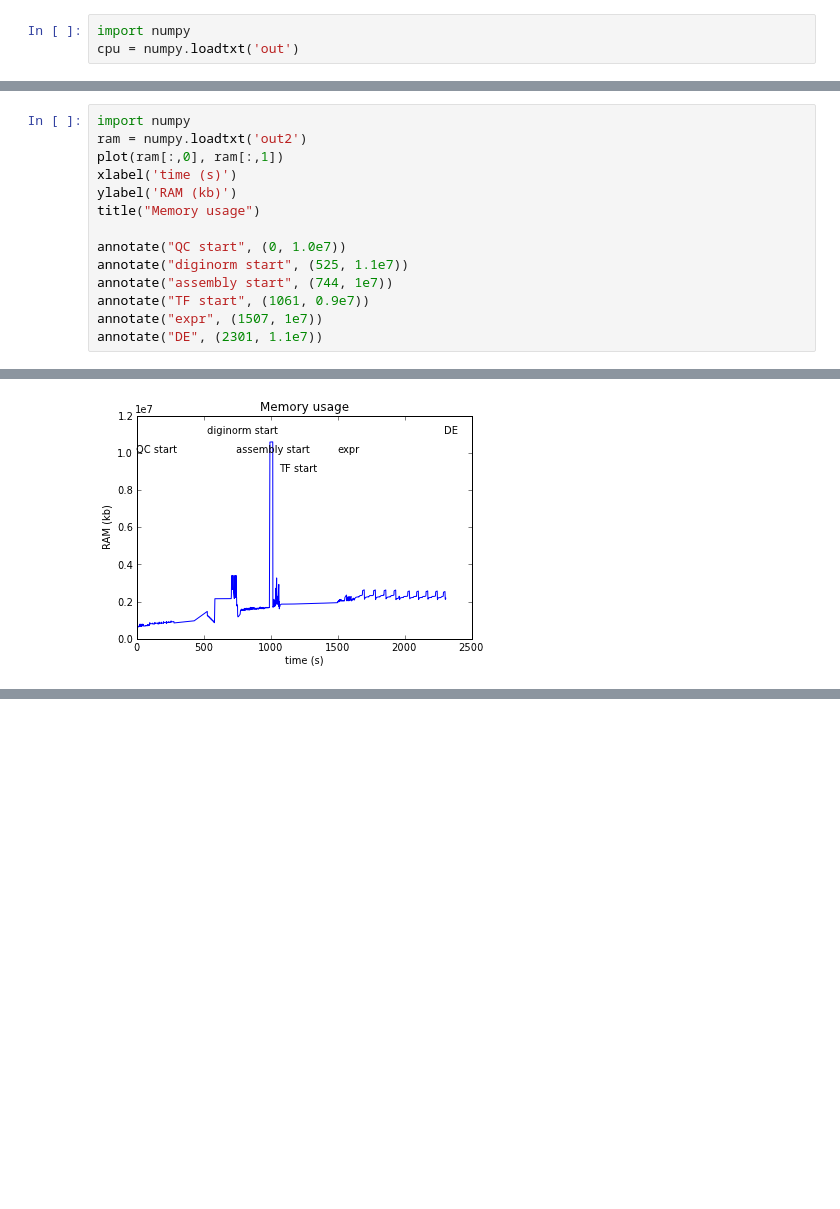
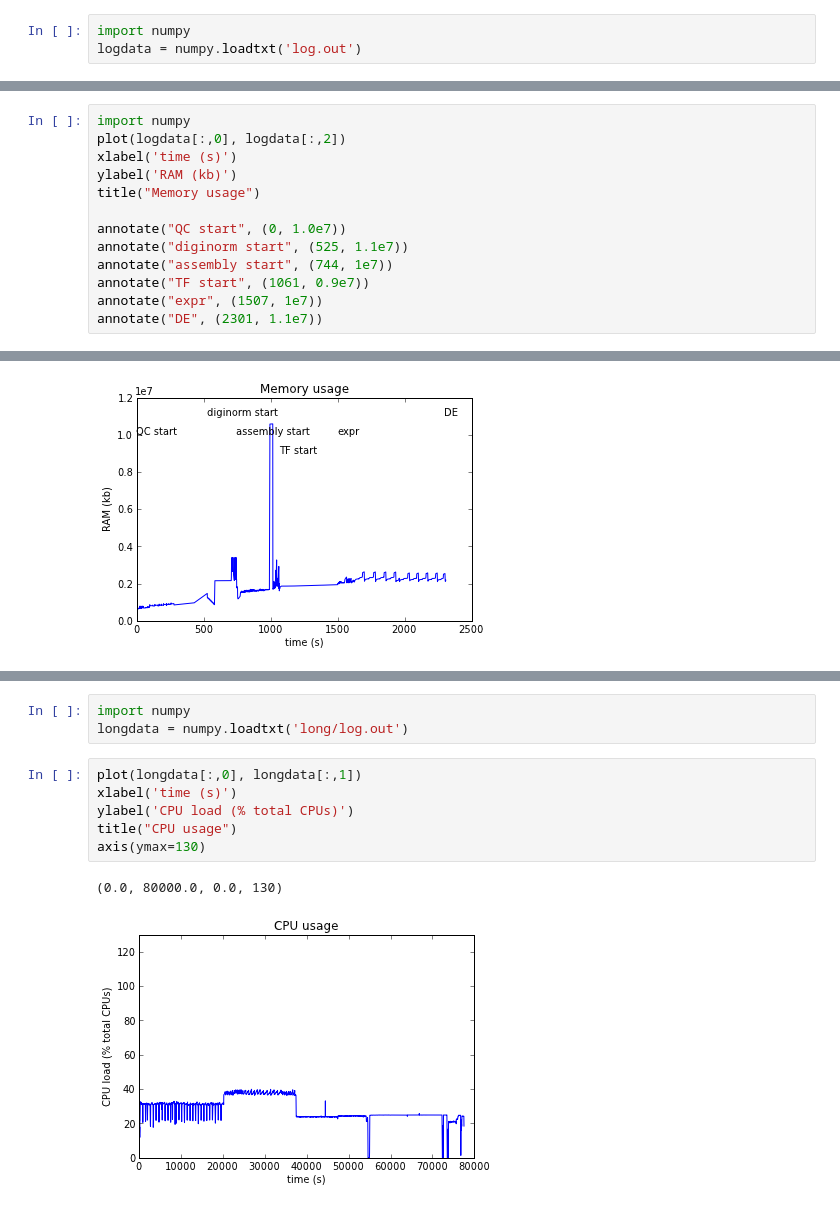
Before and after one commit to ctb/sartre, a Jupyter notebook: bench0.ipynb, the cells around one changed output, grey strips where cells are left out. Saved outputs shown, nothing was run; the diff lists cells and outputs as text; blank space fills up the shorter version.

Commit message:
updated for long

```diff
--- a/bench0.ipynb
+++ b/bench0.ipynb
@@ -4,5 +4,5 @@
 Populating the interactive namespace from numpy and matplotlib
 # %%
 import numpy
-cpu = numpy.loadtxt('out')
+logdata = numpy.loadtxt('log.out')
 # %%
@@ -31,8 +31,7 @@ annotate("DE", (2301, 110))
 8-differential-expression 2306.0
 # %%
 import numpy
-ram = numpy.loadtxt('out2')
-plot(ram[:,0], ram[:,1])
+plot(logdata[:,0], logdata[:,2])
 xlabel('time (s)')
 ylabel('RAM (kb)')
 title("Memory usage")
@@ -51,0 +48,12 @@ annotate("DE", (2301, 1.1e7))
+# %%
+import numpy
+longdata = numpy.loadtxt('long/log.out')
+# %%
+plot(longdata[:,0], longdata[:,1])
+xlabel('time (s)')
+ylabel('CPU load (% total CPUs)')
+title("CPU usage")
+axis(ymax=130)
+# %% [output]
+(0.0, 80000.0, 0.0, 130)
+[figure, added]
```
Also changed, not shown: parts of 3 cells of this notebook, 6 other files.
